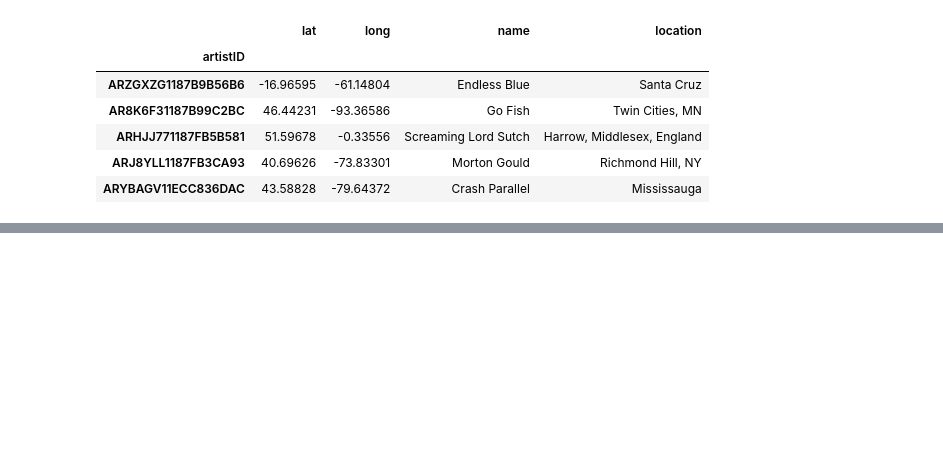
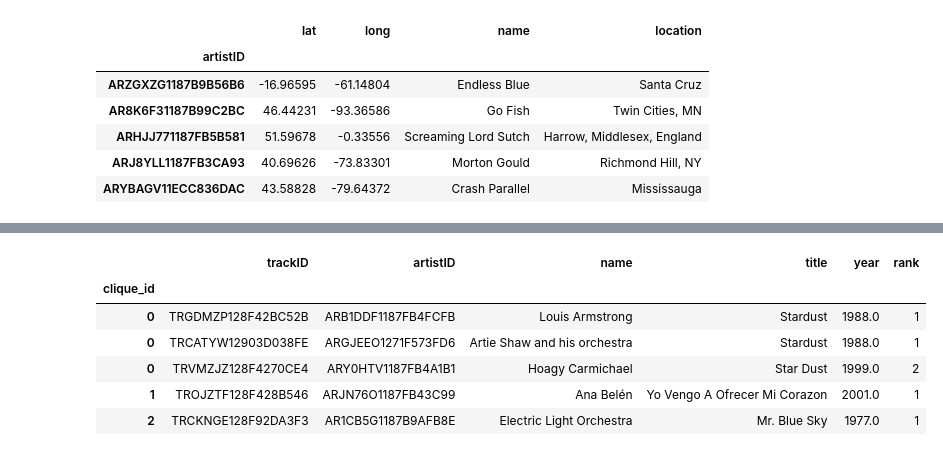
Before and after one commit to padesplaces/ada2017, a Jupyter notebook: project/Project - Anaïs' Notebook.ipynb, the cells around one changed output, grey strips where cells are left out. Saved outputs shown, nothing was run; the diff lists cells and outputs as text; code cells hidden in the pictures; blank space fills up the shorter version.

Commit message:
Merge the two dataset of SHS Creation of a multilevel index (clique_id, track ranking according the year) Merge with additional informations from the MS dataset

```diff
--- a/project/Project - Data Cleaning & Wrangling.ipynb
+++ b/project/Project - Anaïs' Notebook.ipynb
@@ -135,0 +167,5 @@ data
+# %%
+#Remove for now the missing years in order to try an algo to detect the original song (and the covers order)
+covers.dropna(axis=0,inplace=True)
+# %%
+covers=covers.sort_values(['clique_id', 'year'], ascending=[True, True]).reset_index()
@@ -135,0 +181,16 @@ data
+# %%
+#Compute the order of songs for each clique
+covers['rank']=covers.groupby('clique_id')['year'].rank(method='dense',ascending=True).astype('int')
+# %%
+covers.set_index('clique_id',inplace=True)
+covers.drop('index',axis=1,inplace=True)
+# %%
+covers.head()
+# %% [output]
+|  | trackID | artistID | name | title | year | rank |
+| clique_id |  |  |  |  |  |  |
+| 0 | TRGDMZP128F42BC52B | ARB1DDF1187FB4FCFB | Louis Armstrong | Stardust | 1988.0 | 1 |
+| 0 | TRCATYW12903D038FE | ARGJEEO1271F573FD6 | Artie Shaw and his orchestra | Stardust | 1988.0 | 1 |
+| 0 | TRVMZJZ128F4270CE4 | ARY0HTV1187FB4A1B1 | Hoagy Carmichael | Star Dust | 1999.0 | 2 |
+| 1 | TROJZTF128F428B546 | ARJN76O1187FB43C99 | Ana Belén | Yo Vengo A Ofrecer Mi Corazon | 2001.0 | 1 |
+| 2 | TRCKNGE128F92DA3F3 | AR1CB5G1187B9AFB8E | Electric Light Orchestra | Mr. Blue Sky | 1977.0 | 1 |
```
Also changed, not shown: parts of 11 cells of this notebook.
